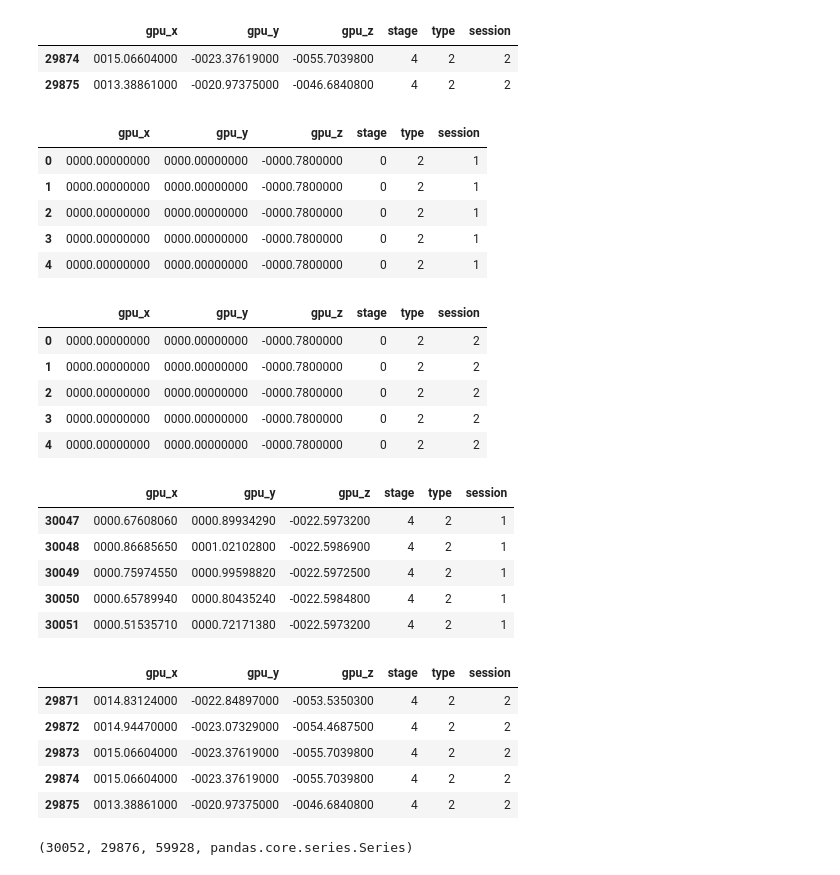
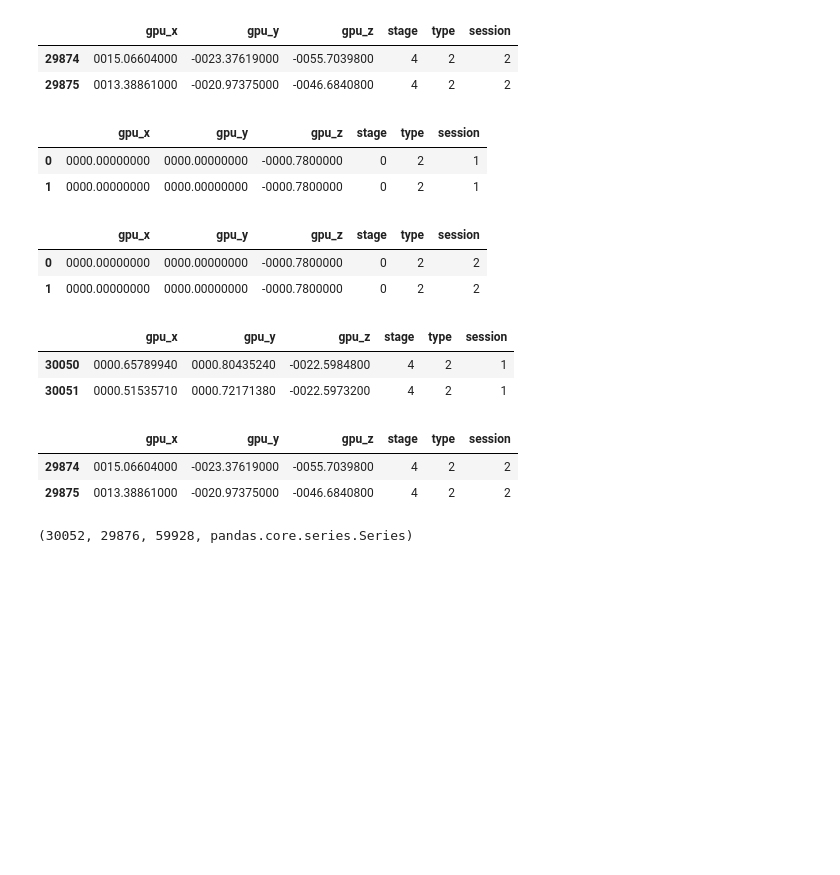
Before and after one commit to elmasyr/gaze, a Jupyter notebook: p2-gaze-xml-to-dict-to-pandas-vr-subj1.ipynb, the cells around one changed output. Saved outputs shown, nothing was run; the diff lists cells and outputs as text; code cells hidden in the pictures; blank space fills up the shorter version.

```diff
--- a/p2-gaze-xml-to-dict-to-pandas-vr-subj1.ipynb
+++ b/p2-gaze-xml-to-dict-to-pandas-vr-subj1.ipynb
@@ -9,5 +7,3 @@
 import xmltodict
 import pandas as pd
 import time
-# %%
-filepath = 'data_1_24_2018_11_25_05_AM_corrected.xml'
@@ -68,39 +72,27 @@ df.tail(2)
 | 29874 | 0015.06604000 | -0023.37619000 | -0055.7039800 | 4 | 2 | 2 |
 | 29875 | 0013.38861000 | -0020.97375000 | -0046.6840800 | 4 | 2 | 2 |
 # %%
-dfa.head()
+dfa.head(2)
 # %% [output]
 |  | gpu_x | gpu_y | gpu_z | stage | type | session |
 | 0 | 0000.00000000 | 0000.00000000 | -0000.7800000 | 0 | 2 | 1 |
 | 1 | 0000.00000000 | 0000.00000000 | -0000.7800000 | 0 | 2 | 1 |
-| 2 | 0000.00000000 | 0000.00000000 | -0000.7800000 | 0 | 2 | 1 |
-| 3 | 0000.00000000 | 0000.00000000 | -0000.7800000 | 0 | 2 | 1 |
-| 4 | 0000.00000000 | 0000.00000000 | -0000.7800000 | 0 | 2 | 1 |
 # %%
-dfb.head()
+dfb.head(2)
 # %% [output]
 |  | gpu_x | gpu_y | gpu_z | stage | type | session |
 | 0 | 0000.00000000 | 0000.00000000 | -0000.7800000 | 0 | 2 | 2 |
 | 1 | 0000.00000000 | 0000.00000000 | -0000.7800000 | 0 | 2 | 2 |
-| 2 | 0000.00000000 | 0000.00000000 | -0000.7800000 | 0 | 2 | 2 |
-| 3 | 0000.00000000 | 0000.00000000 | -0000.7800000 | 0 | 2 | 2 |
-| 4 | 0000.00000000 | 0000.00000000 | -0000.7800000 | 0 | 2 | 2 |
 # %%
-dfa.tail()
+dfa.tail(2)
 # %% [output]
 |  | gpu_x | gpu_y | gpu_z | stage | type | session |
-| 30047 | 0000.67608060 | 0000.89934290 | -0022.5973200 | 4 | 2 | 1 |
-| 30048 | 0000.86685650 | 0001.02102800 | -0022.5986900 | 4 | 2 | 1 |
-| 30049 | 0000.75974550 | 0000.99598820 | -0022.5972500 | 4 | 2 | 1 |
 | 30050 | 0000.65789940 | 0000.80435240 | -0022.5984800 | 4 | 2 | 1 |
 | 30051 | 0000.51535710 | 0000.72171380 | -0022.5973200 | 4 | 2 | 1 |
 # %%
-dfb.tail()
+dfb.tail(2)
 # %% [output]
 |  | gpu_x | gpu_y | gpu_z | stage | type | session |
-| 29871 | 0014.83124000 | -0022.84897000 | -0053.5350300 | 4 | 2 | 2 |
-| 29872 | 0014.94470000 | -0023.07329000 | -0054.4687500 | 4 | 2 | 2 |
-| 29873 | 0015.06604000 | -0023.37619000 | -0055.7039800 | 4 | 2 | 2 |
 | 29874 | 0015.06604000 | -0023.37619000 | -0055.7039800 | 4 | 2 | 2 |
 | 29875 | 0013.38861000 | -0020.97375000 | -0046.6840800 | 4 | 2 | 2 |
 # %%
```
Also changed, not shown: parts of 16 cells of this notebook.
